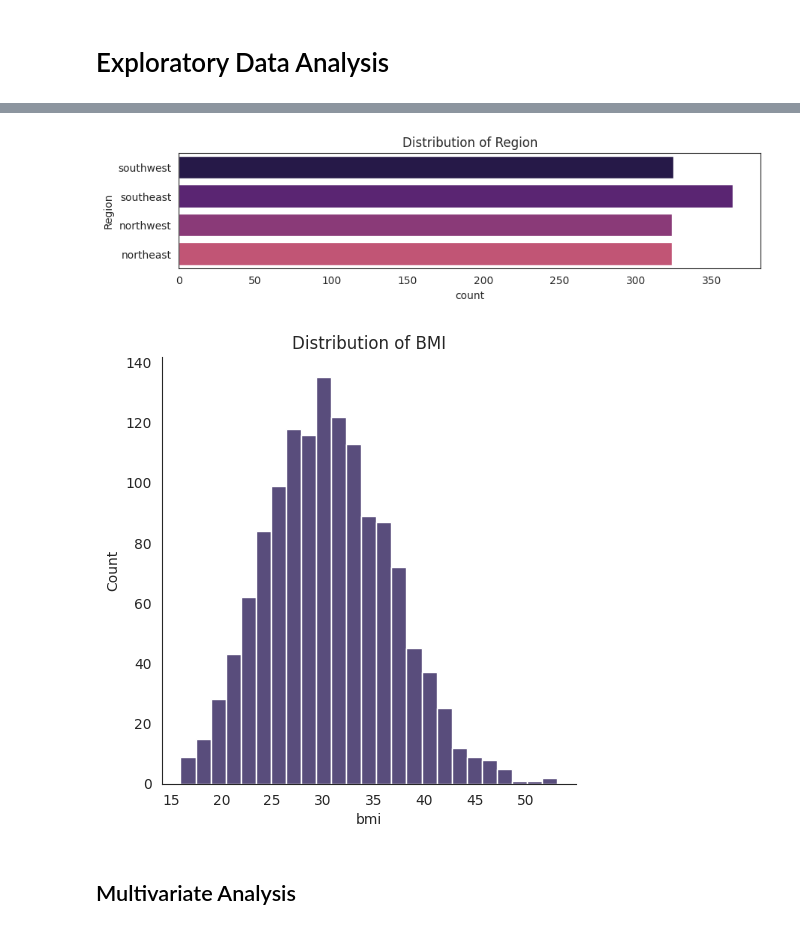
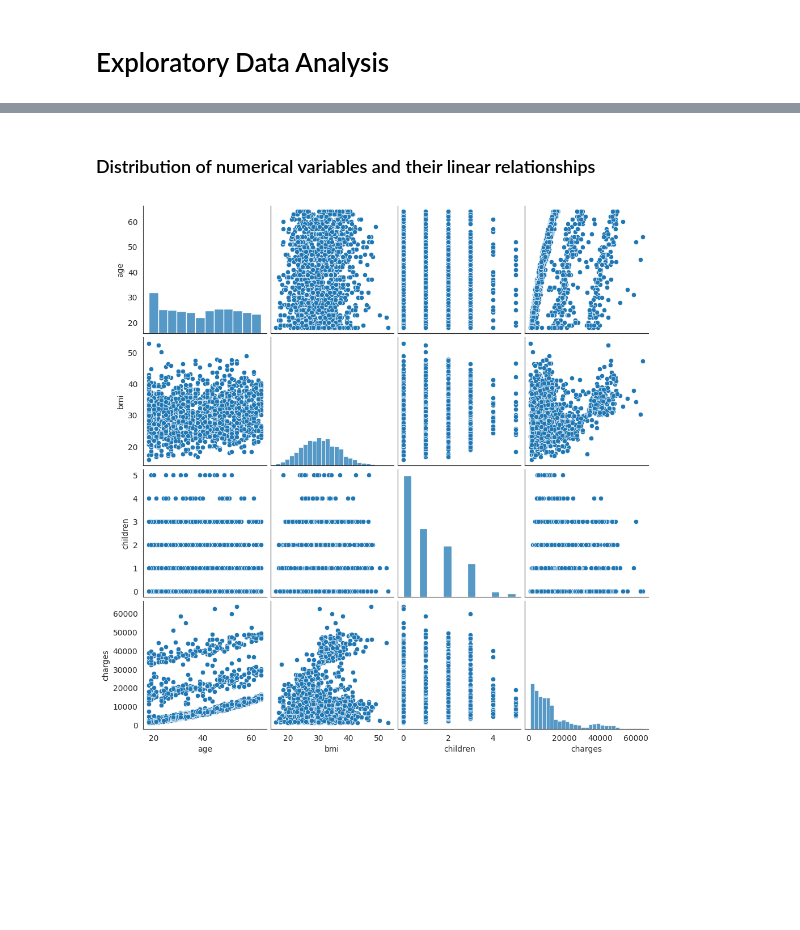
Before and after one commit to Hoale2908/healthcare_insurance, a Jupyter notebook: health-insurance-eda.ipynb, the cells around one changed output, grey strips where cells are left out. Drawn from its saved outputs; the diff is of its cells as text; code cells hidden in the pictures; blank space fills up the shorter version.

```diff
--- a/health-insurance-eda.ipynb
+++ b/health-insurance-eda.ipynb
@@ -79,0 +67,5 @@ All statistics look okay for numeric features.
+# %%
+# Truncate BMI and charges
+df['bmi'] = np.trunc(10 * df['bmi']) / 10
+df['charges'] = np.trunc(100 * df['charges']) / 100
+df.head(5)
@@ -84,7 +80,0 @@ All statistics look okay for numeric features.
-# %%
-sns.set_palette('magma')
-plt.figure(figsize=(12,4))
-sns.countplot(df,x='age')
-plt.title('Distribution of Age')
-plt.xlabel('Age')
-plt.show()
@@ -109,16 +103,7 @@ plt.show()
-# %%
-plt.figure(figsize=(10,2))
-sns.countplot(df,y='region')
-plt.title('Distribution of Region')
-plt.ylabel('Region')
-plt.show()
-# %% [output]
-[figure, removed]
+# %% [markdown]
+### Distribution of numerical variables and their linear relationships
 # %%
-sns.displot(df,x='bmi')
-plt.title('Distribution of BMI')
+sns.pairplot(df)
 plt.show()
 # %% [output]
-[figure, old version]
+[figure, new version]
-# %% [markdown]
-## Multivariate Analysis
```
Also changed, not shown: parts of 37 cells of this notebook.
